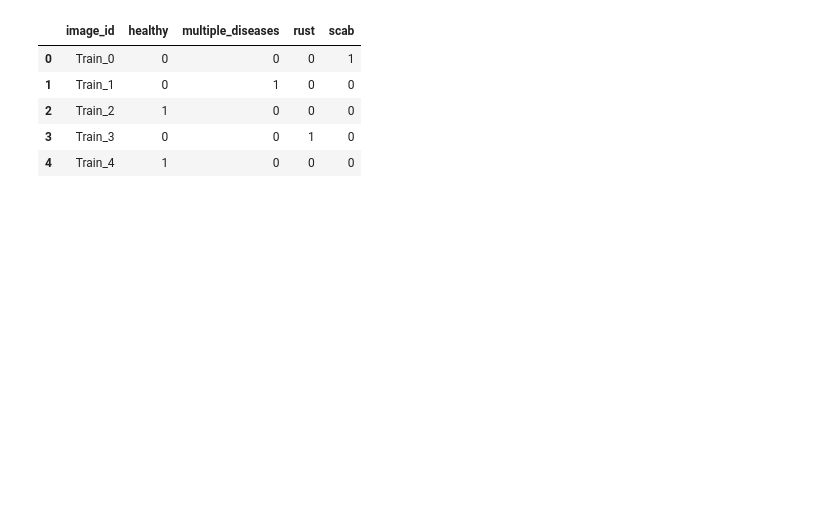
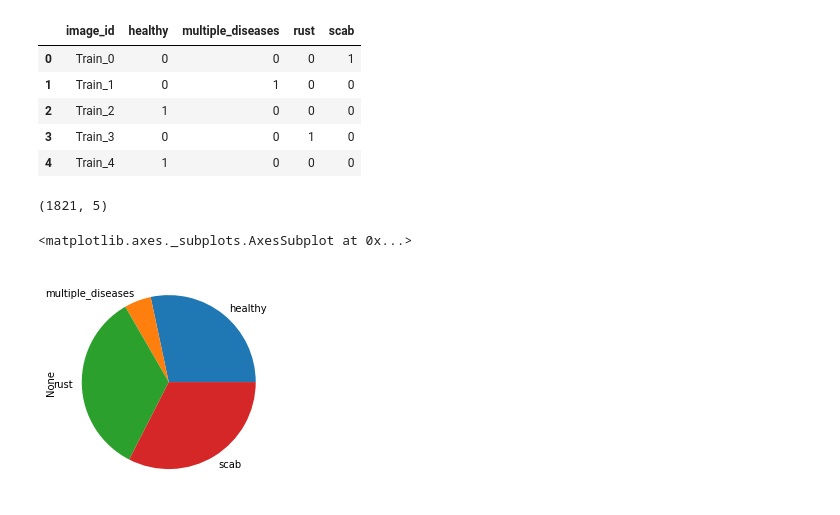
Before and after one commit to bam098/plant_pathology, a Jupyter notebook: plant_pathology.ipynb, the cells around one changed output. Saved outputs shown, nothing was run; the diff lists cells and outputs as text; code cells hidden in the pictures; blank space fills up the shorter version.

```diff
--- a/plant_pathology.ipynb
+++ b/plant_pathology.ipynb
@@ -74,0 +79,11 @@ Path('/content/gdrive/My Drive/fastai/data/plant-pathology')
+# %%
+random_seed = 42
+
+labels = ['healthy', 'multiple_diseases', 'rust', 'scab']
+data_dir = Path('/content/gdrive/MyDrive/Kaggle/plant_pathology')
+img_dir = data_dir / 'images'
+
+img_size = 300
+bs = 25
+arch = resnet50
+lr = 1e-2
@@ -75,6 +105,6 @@ Path('/content/gdrive/My Drive/fastai/data/plant-pathology')
 # %%
-df = pd.read_csv(data_dir/'train.csv')
-df.head()
+train_df = pd.read_csv(data_dir/'train.csv')
+train_df.head()
 # %% [output]
 |  | image_id | healthy | multiple_diseases | rust | scab |
 | 0 | Train_0 | 0 | 0 | 0 | 1 |
@@ -82,3 +112,12 @@ df.head()
 | 2 | Train_2 | 1 | 0 | 0 | 0 |
 | 3 | Train_3 | 0 | 0 | 1 | 0 |
 | 4 | Train_4 | 1 | 0 | 0 | 0 |
+# %%
+train_df.shape
+# %% [output]
+(1821, 5)
+# %%
+train_df[labels].sum().plot(kind='pie')
+# %% [output]
+<matplotlib.axes._subplots.AxesSubplot at 0x...>
+[figure, added]
```
Also changed, not shown: parts of 45 cells of this notebook.
